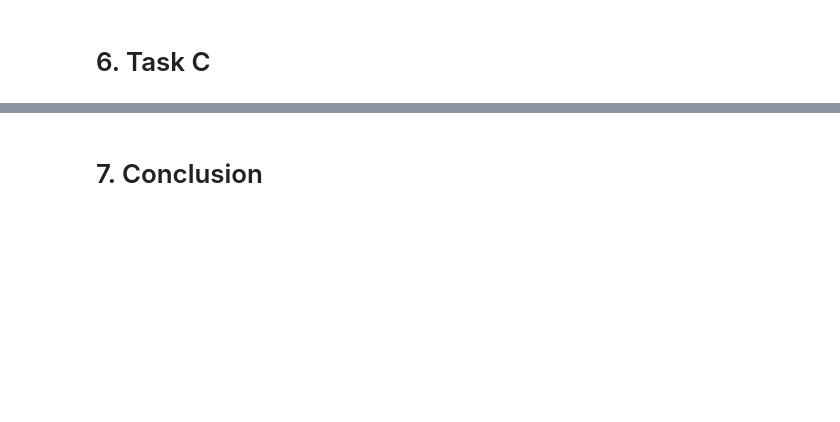
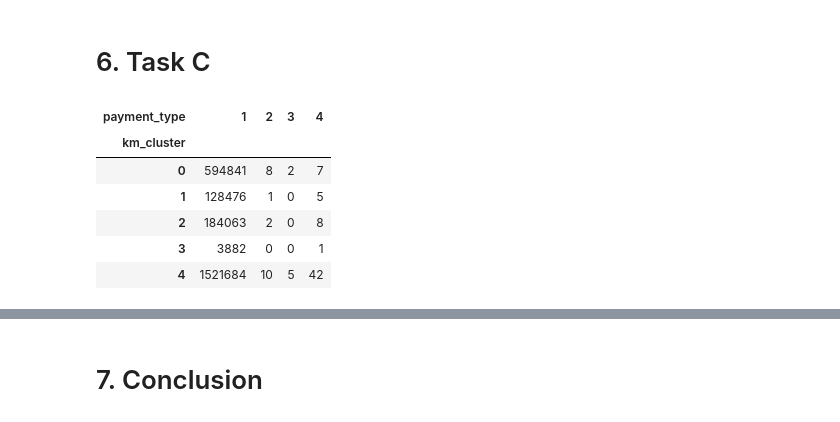
Before and after one commit to aprilgozib/machine_learning, a Jupyter notebook: notebooks/clustering_taxi.ipynb, the cells around one changed output, grey strips where cells are left out. Cells and saved outputs as stored; diff of their text form; code cells hidden in the pictures; blank space fills up the shorter version.

```diff
--- a/notebooks/clustering_taxi.ipynb
+++ b/notebooks/clustering_taxi.ipynb
@@ -436,2 +435,12 @@ Useful as comparison point for Task C (clustering vs supervised)
 # %% [markdown]
 # 6. Task C
+# %%
+pd.crosstab(df['km_cluster'], df['payment_type'])
+# %% [output]
+| payment_type | 1 | 2 | 3 | 4 |
+| km_cluster |  |  |  |  |
+| 0 | 594841 | 8 | 2 | 7 |
+| 1 | 128476 | 1 | 0 | 5 |
+| 2 | 184063 | 2 | 0 | 8 |
+| 3 | 3882 | 0 | 0 | 1 |
+| 4 | 1521684 | 10 | 5 | 42 |
```
Also changed, not shown: parts of 4 cells of this notebook.
